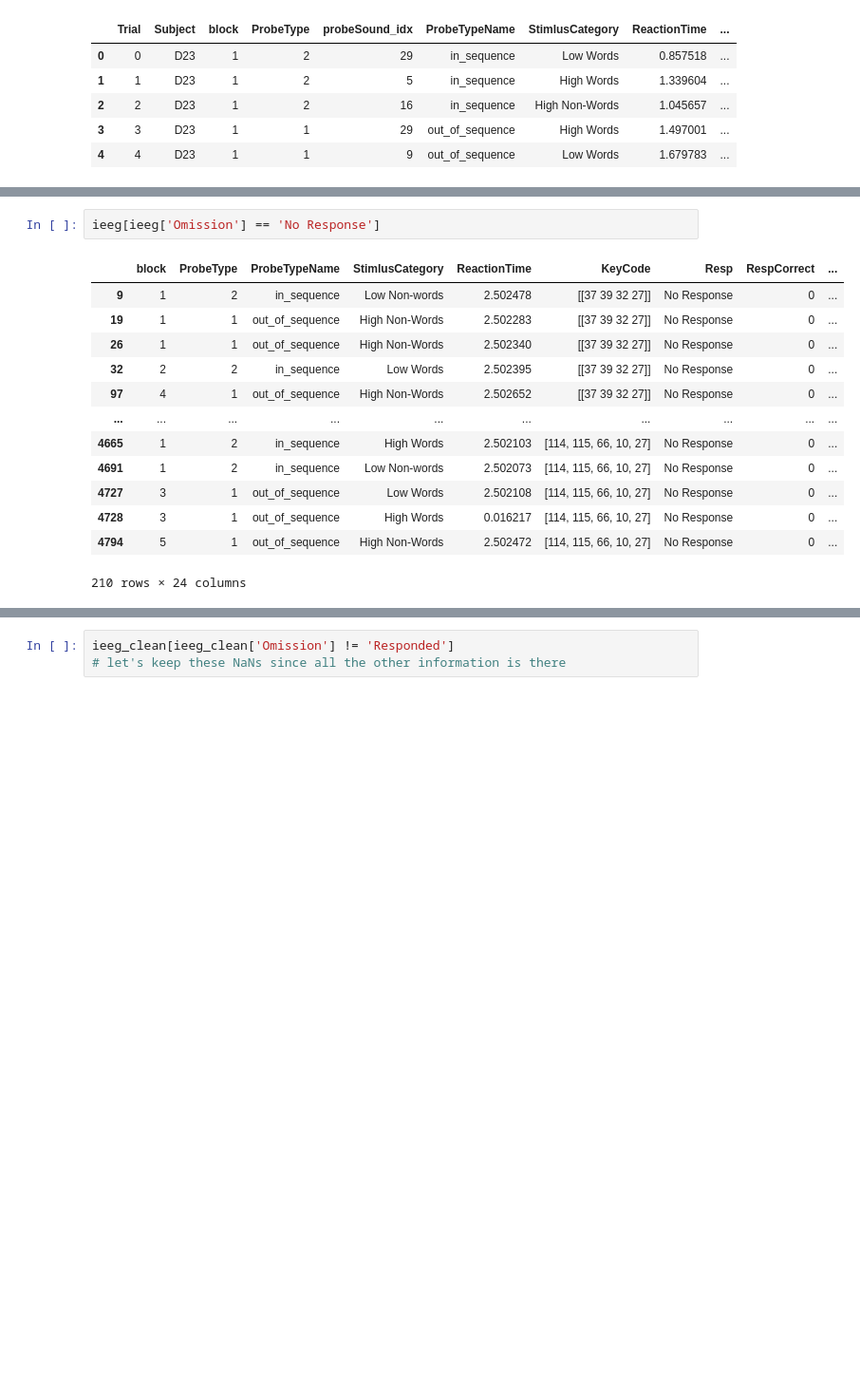
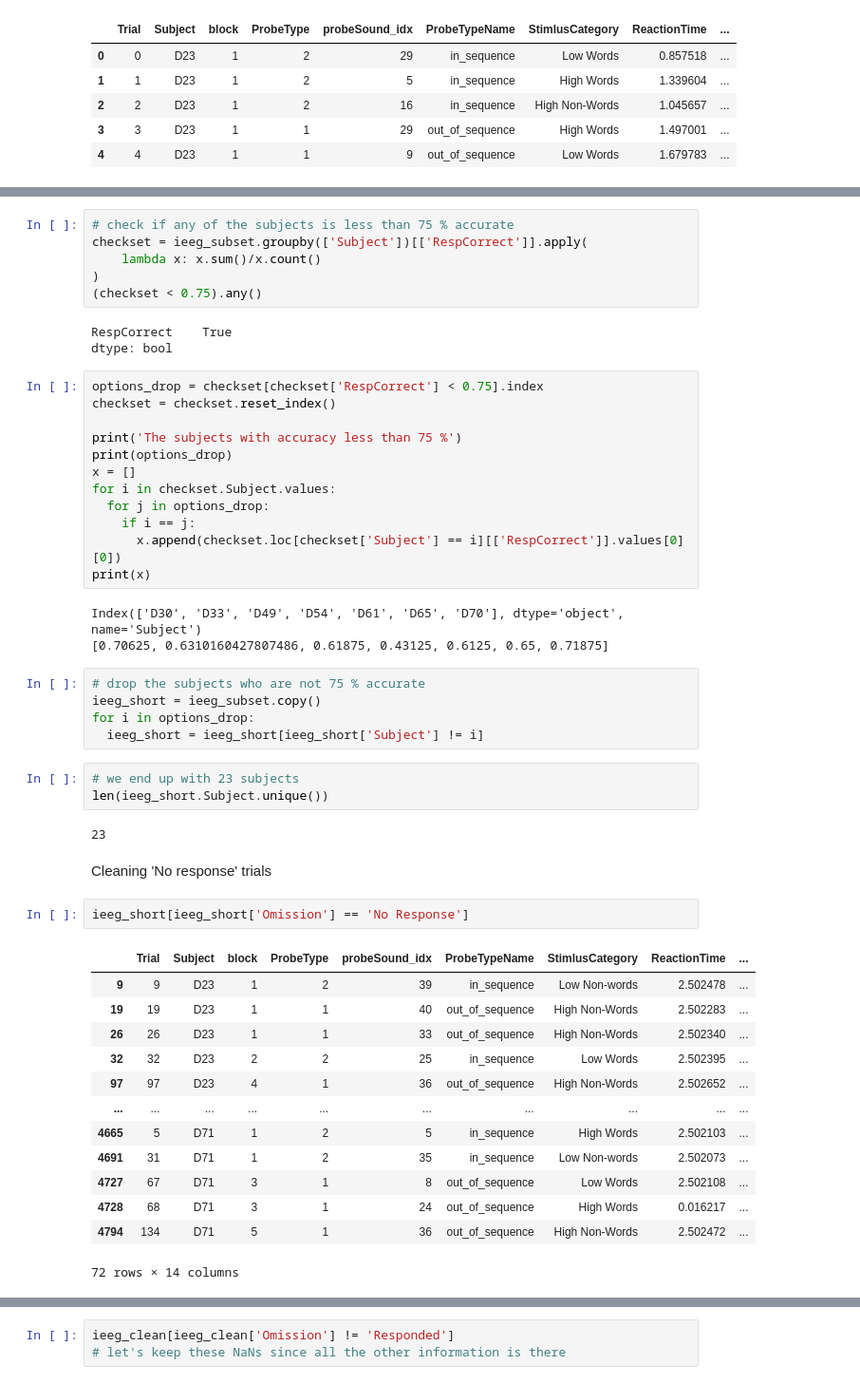
Before and after one commit to cristinarainich/Sternberg_analysis, a Jupyter notebook: iEEG_dataset.ipynb, the cells around one changed output, grey strips where cells are left out. Shown: that part at 95% size. Cells and saved outputs as stored; diff of their text form; blank space fills up the shorter version.

```diff
--- a/iEEG_dataset.ipynb
+++ b/iEEG_dataset.ipynb
@@ -86,18 +88,54 @@ ieeg_subset.head()
+# %%
+# check if any of the subjects is less than 75 % accurate
+checkset = ieeg_subset.groupby(['Subject'])[['RespCorrect']].apply(
+    lambda x: x.sum()/x.count()
+)
+(checkset < 0.75).any()
+# %% [output]
+RespCorrect    True
+dtype: bool
+# %%
+options_drop = checkset[checkset['RespCorrect'] < 0.75].index
+checkset = checkset.reset_index()
+
+print('The subjects with accuracy less than 75 %')
+print(options_drop)
+x = []
+for i in checkset.Subject.values:
+  for j in options_drop:
+    if i == j:
+      x.append(checkset.loc[checkset['Subject'] == i][['RespCorrect']].values[0][0])
+print(x)
+# %% [output]
+Index(['D30', 'D33', 'D49', 'D54', 'D61', 'D65', 'D70'], dtype='object', name='Subject')
+[0.70625, 0.6310160427807486, 0.61875, 0.43125, 0.6125, 0.65, 0.71875]
+# %%
+# drop the subjects who are not 75 % accurate
+ieeg_short = ieeg_subset.copy()
+for i in options_drop:
+  ieeg_short = ieeg_short[ieeg_short['Subject'] != i]
+# %%
+# we end up with 23 subjects
+len(ieeg_short.Subject.unique())
+# %% [output]
+23
+# %% [markdown]
+Cleaning 'No response' trials
 # %%
-ieeg[ieeg['Omission'] == 'No Response']
+ieeg_short[ieeg_short['Omission'] == 'No Response']
 # %% [output]
-|  | block | ProbeType | ProbeTypeName | StimlusCategory | ReactionTime | KeyCode | Resp | RespCorrect | ... |
-| 9 | 1 | 2 | in_sequence | Low Non-words | 2.502478 | [[37 39 32 27]] | No Response | 0 | ... |
-| 19 | 1 | 1 | out_of_sequence | High Non-Words | 2.502283 | [[37 39 32 27]] | No Response | 0 | ... |
-| 26 | 1 | 1 | out_of_sequence | High Non-Words | 2.502340 | [[37 39 32 27]] | No Response | 0 | ... |
-| 32 | 2 | 2 | in_sequence | Low Words | 2.502395 | [[37 39 32 27]] | No Response | 0 | ... |
-| 97 | 4 | 1 | out_of_sequence | High Non-Words | 2.502652 | [[37 39 32 27]] | No Response | 0 | ... |
+|  | Trial | Subject | block | ProbeType | probeSound_idx | ProbeTypeName | StimlusCategory | ReactionTime | ... |
+| 9 | 9 | D23 | 1 | 2 | 39 | in_sequence | Low Non-words | 2.502478 | ... |
+| 19 | 19 | D23 | 1 | 1 | 40 | out_of_sequence | High Non-Words | 2.502283 | ... |
+| 26 | 26 | D23 | 1 | 1 | 33 | out_of_sequence | High Non-Words | 2.502340 | ... |
+| 32 | 32 | D23 | 2 | 2 | 25 | in_sequence | Low Words | 2.502395 | ... |
+| 97 | 97 | D23 | 4 | 1 | 36 | out_of_sequence | High Non-Words | 2.502652 | ... |
 | ... | ... | ... | ... | ... | ... | ... | ... | ... | ... |
-| 4665 | 1 | 2 | in_sequence | High Words | 2.502103 | [114, 115, 66, 10, 27] | No Response | 0 | ... |
-| 4691 | 1 | 2 | in_sequence | Low Non-words | 2.502073 | [114, 115, 66, 10, 27] | No Response | 0 | ... |
-| 4727 | 3 | 1 | out_of_sequence | Low Words | 2.502108 | [114, 115, 66, 10, 27] | No Response | 0 | ... |
-| 4728 | 3 | 1 | out_of_sequence | High Words | 0.016217 | [114, 115, 66, 10, 27] | No Response | 0 | ... |
-| 4794 | 5 | 1 | out_of_sequence | High Non-Words | 2.502472 | [114, 115, 66, 10, 27] | No Response | 0 | ... |
+| 4665 | 5 | D71 | 1 | 2 | 5 | in_sequence | High Words | 2.502103 | ... |
+| 4691 | 31 | D71 | 1 | 2 | 35 | in_sequence | Low Non-words | 2.502073 | ... |
+| 4727 | 67 | D71 | 3 | 1 | 8 | out_of_sequence | Low Words | 2.502108 | ... |
+| 4728 | 68 | D71 | 3 | 1 | 24 | out_of_sequence | High Words | 0.016217 | ... |
+| 4794 | 134 | D71 | 5 | 1 | 36 | out_of_sequence | High Non-Words | 2.502472 | ... |
-210 rows × 24 columns
+72 rows × 14 columns
 # %%
 # deleting all the trials with no responses
```
Also changed, not shown: parts of 14 cells of this notebook.
